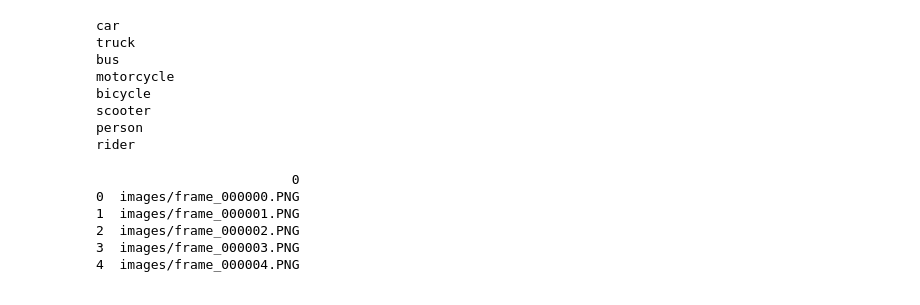
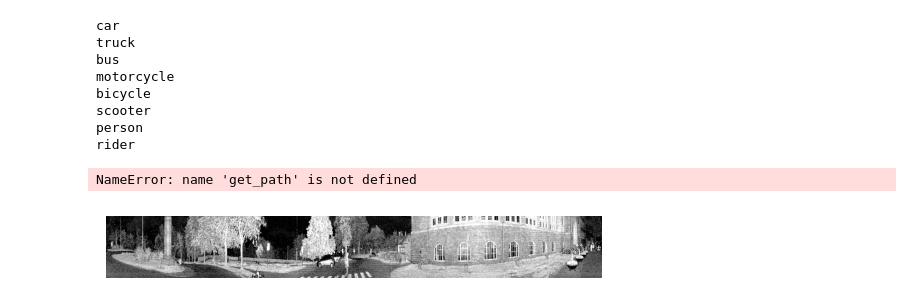
Before and after one commit to HenrikLogJacobsen/CV_Project, a Jupyter notebook: Data_Visualization.ipynb, the cells around one changed output. Drawn from its saved outputs; the diff is of its cells as text; code cells hidden in the pictures.

```diff
--- a/Data_Visualization.ipynb
+++ b/Data_Visualization.ipynb
@@ -35,14 +37,16 @@ scooter
 person
 rider
 # %%
-train = pd.read_csv(os.path.join(DATAPATH, "train.txt"), sep=" ", header=None)
-
+train = pd.read_csv(get_path("train.txt"), sep=" ", header=None)
 print(train.head())
 train.describe()
 # %% [output]
-                         0
-0  images/frame_000000.PNG
-1  images/frame_000001.PNG
-2  images/frame_000002.PNG
-3  images/frame_000003.PNG
-4  images/frame_000004.PNG
+NameError: name 'get_path' is not defined
+# %%
+image_path = os.path.join(DATAPATH, train.iloc[0, 0])
+image = plt.imread(image_path)
+plt.imshow(image)
+plt.axis('off')
+plt.show()
+# %% [output]
+[figure, added]
```
Also changed, not shown: parts of 1 cell of this notebook.
